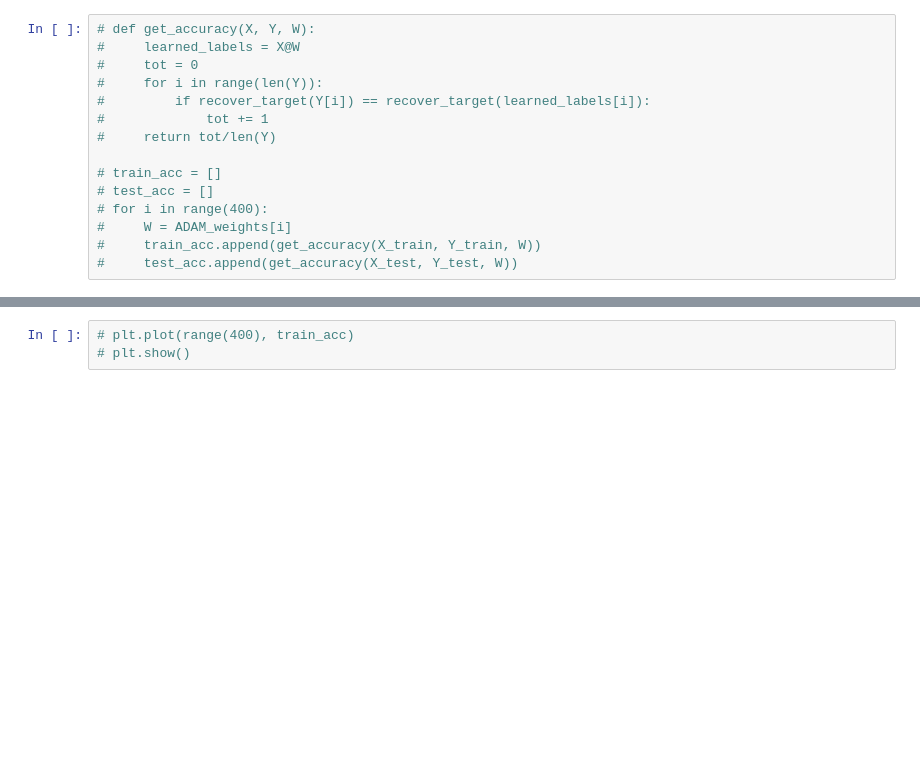
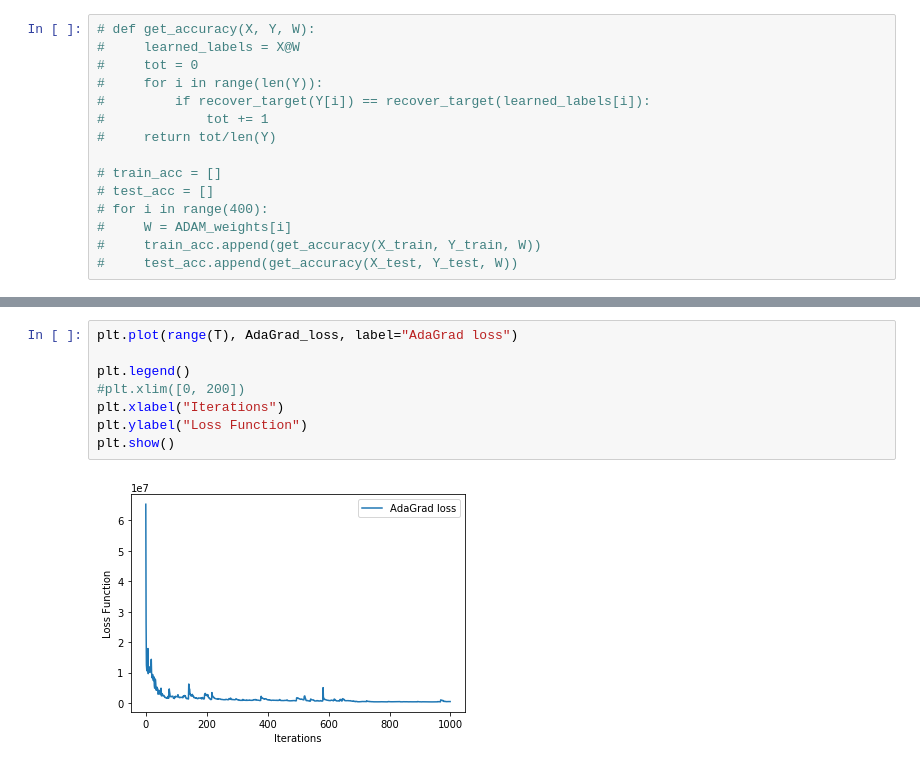
Before and after one commit to priya-sapra/mlopt-yogi, a Jupyter notebook: Algorithms_Implementation.ipynb, the cells around one changed output, grey strips where cells are left out. Saved outputs shown, nothing was run; the diff lists cells and outputs as text; blank space fills up the shorter version.

```diff
--- a/Algorithms_Implementation.ipynb
+++ b/Algorithms_Implementation.ipynb
@@ -129,3 +146,10 @@ plt.show()
-# %%
-# plt.plot(range(400), train_acc)
-# plt.show()
+# %%
+plt.plot(range(T), AdaGrad_loss, label="AdaGrad loss")
+
+plt.legend()
+#plt.xlim([0, 200])
+plt.xlabel("Iterations")
+plt.ylabel("Loss Function")
+plt.show()
+# %% [output]
+[figure, added]
```
Also changed, not shown: parts of 3 cells of this notebook.
